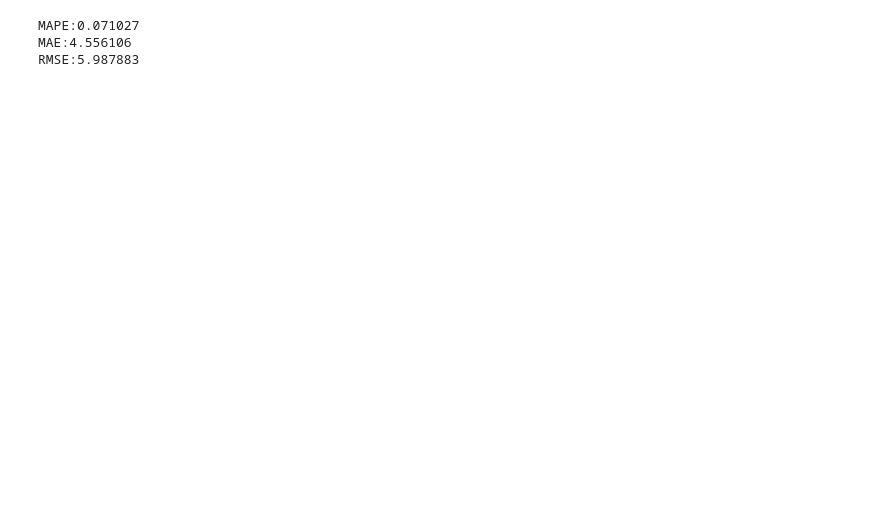
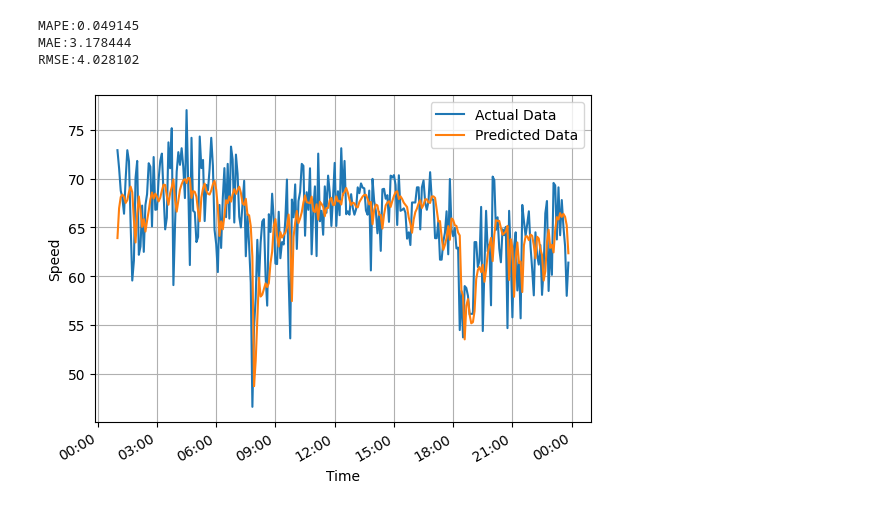
Before and after one commit to wkpxng/Traffic-Prediction, a Jupyter notebook: traffic_prediction.ipynb, the cells around one changed output. Cells and saved outputs as stored; diff of their text form; code cells hidden in the pictures; blank space fills up the shorter version.

Commit message:
Add plot

```diff
--- a/traffic_prediction.ipynb
+++ b/traffic_prediction.ipynb
@@ -11,12 +11,28 @@ from keras.layers import LSTM, GRU
 from keras.models import Sequential
 
 lags = 12
-config = {"batch": 256, "epochs": 600}
+config = {"batch": 256, "epochs": 200}
 units = [12, 64, 64, 1]
+attr = 'speed'
 # %%
-attr = 'speed'
-df1 = pd.read_csv('train.csv', encoding='utf-8').fillna(0)
-df2 = pd.read_csv('test.csv', encoding='utf-8').fillna(0)
+def resample(filename):
+	df = pd.read_csv(filename, encoding='utf-8').fillna(0)
+	df['datetime'] = pd.to_datetime(df['2 Minutes'])
+	df.set_index('datetime', inplace=True)
+	new = df.resample('5T').agg({
+		'segment_id': 'first',
+		'speed': 'mean'
+	})
+	new.fillna(method='ffill', inplace=True)
+	new.reset_index(inplace=True)
+	new['date'] = new['datetime'].dt.date
+	new['time'] = new['datetime'].dt.time
+	new.drop('datetime', axis=1, inplace=True)
+	return new
+
+
+df1 = resample('train.csv')
+df2 = resample('test.csv')
 scaler = StandardScaler()
 speed1 = scaler.fit_transform(df1[[attr]])
 speed2 = scaler.fit_transform(df2[[attr]])
@@ -71,5 +88,4 @@ y_test = scaler.inverse_transform(y_test)
 # %%
-# evaluation
 mape = metrics.mean_absolute_percentage_error(y_test, y_pred)
 mae = metrics.mean_absolute_error(y_test, y_pred)
 mse = metrics.mean_squared_error(y_test, y_pred)
@@ -77,6 +93,28 @@ print('MAPE:%f' % mape)
 print('MAE:%f' % mae)
 print('RMSE:%f' % math.sqrt(mse))
 # %% [output]
-MAPE:0.071027
-MAE:4.556106
-RMSE:5.987883
+MAPE:0.049145
+MAE:3.178444
+RMSE:4.028102
+# %%
+d = '1:00'
+x = pd.date_range(d, periods=275, freq='5min')
+
+fig=plt.figure()
+ax = fig.add_subplot(111)
+
+ax.plot(x, y_test, label='Actual Data')
+ax.plot(x, y_pred, label='Predicted Data')
+
+plt.legend()
+plt.grid(True)
+plt.xlabel('Time')
+plt.ylabel('Speed')
+
+date_format = mpl.dates.DateFormatter("%H:%M")
+ax.xaxis.set_major_formatter(date_format)
+fig.autofmt_xdate()
+
+plt.show()
+# %% [output]
+[figure, added]
```
Also changed, not shown: parts of 2 cells of this notebook.
